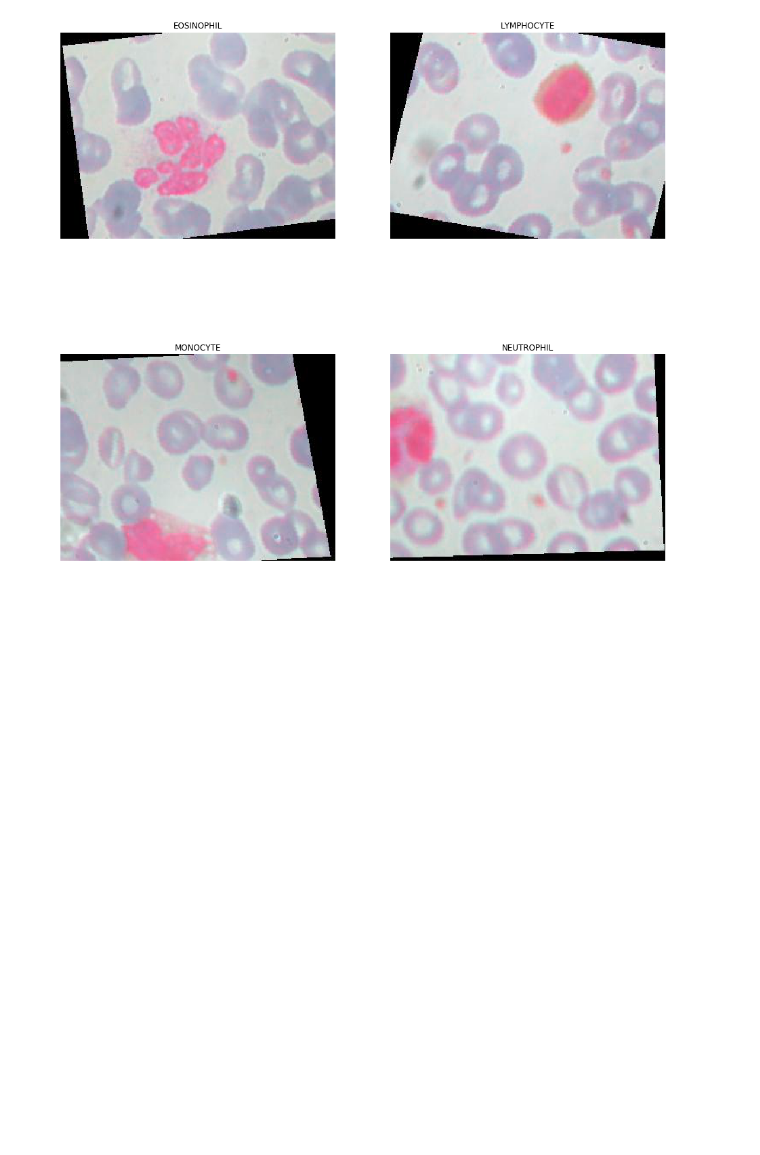
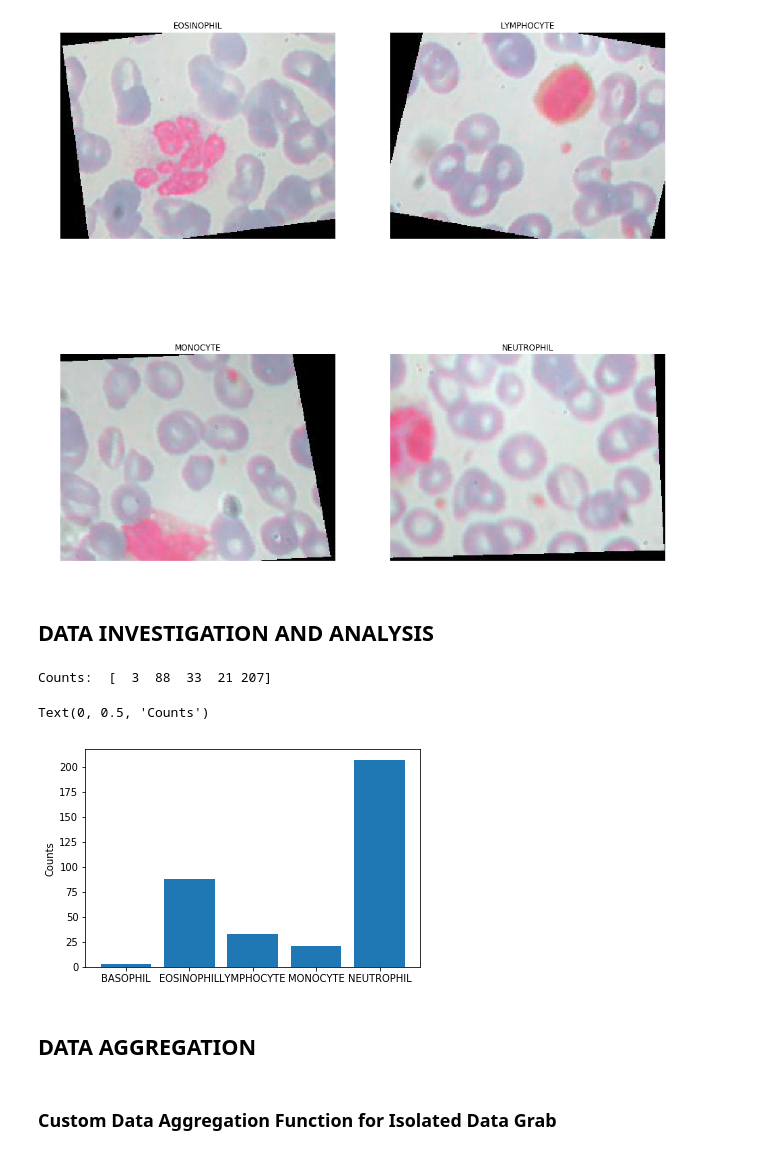
Before and after one commit to AakashSudhakar/DS-2.3-Production, a Jupyter notebook: Final-Project/classification.ipynb, the cells around one changed output. Cells and saved outputs as stored; diff of their text form; code cells hidden in the pictures; blank space fills up the shorter version.

Commit message:
Completed Data Analysis and Processing

```diff
--- a/Final-Project/classification.ipynb
+++ b/Final-Project/classification.ipynb
@@ -67,3 +70,36 @@ plt.axis("OFF")
 render_cell_image(img_path_neutrophil)
 # %% [output]
 [figure]
+# %% [markdown]
+## DATA INVESTIGATION AND ANALYSIS
+# %%
+reader = csv.reader(open("./data/dataset2-master/labels.csv"))
+
+# Skip header
+next(reader)
+
+X, y = list(), list()
+for row in reader:
+    label = row[2]
+    if len(label) > 0 and label.find(",") == -1:
+        y.append(label)
+y = np.asarray(y)
+
+encoder = LabelEncoder()
+encoder.fit(y)
+encoded_y = encoder.transform(y)
+counts = np.bincount(encoded_y)
+print("Counts: ", counts)
+
+fig, ax = plt.subplots()
+plt.bar(list(range(5)), counts)
+ax.set_xticklabels(("", "BASOPHIL", "EOSINOPHIL", "LYMPHOCYTE", "MONOCYTE", "NEUTROPHIL"))
+ax.set_ylabel("Counts")
+# %% [output]
+Counts:  [  3  88  33  21 207]
+Text(0, 0.5, 'Counts')
+[figure, added]
+# %% [markdown]
+## DATA AGGREGATION
+# %% [markdown]
+### Custom Data Aggregation Function for Isolated Data Grab
```
Also changed, not shown: parts of 10 cells of this notebook.
